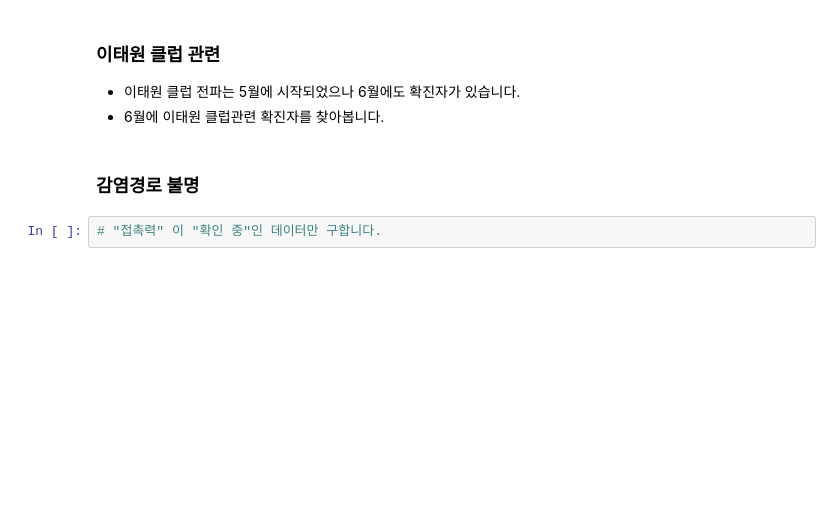
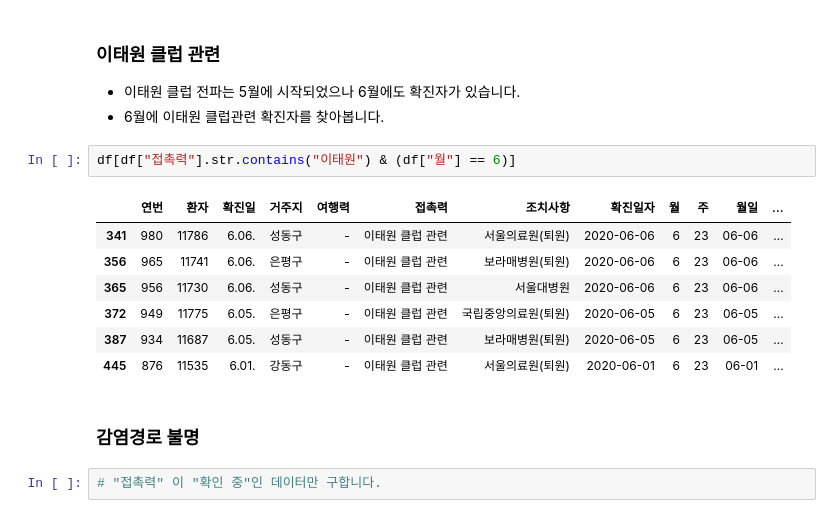
Before and after one commit to nz663633/data-analysis-viz, a Jupyter notebook: seoul-covid-19-02-eda-input.ipynb, the cells around one changed output. Cells and saved outputs as stored; diff of their text form; blank space fills up the shorter version.

```diff
--- a/seoul-covid-19-02-eda-input.ipynb
+++ b/seoul-covid-19-02-eda-input.ipynb
@@ -763,6 +871,16 @@ gu_etc_count.sort_values().plot.barh(figsize=(10, 10))
 ### 이태원 클럽 관련
 * 이태원 클럽 전파는 5월에 시작되었으나 6월에도 확진자가 있습니다.
 * 6월에 이태원 클럽관련 확진자를 찾아봅니다.
+# %%
+df[df["접촉력"].str.contains("이태원") & (df["월"] == 6)]
+# %% [output]
+|  | 연번 | 환자 | 확진일 | 거주지 | 여행력 | 접촉력 | 조치사항 | 확진일자 | 월 | 주 | 월일 | ... |
+| 341 | 980 | 11786 | 6.06. | 성동구 | - | 이태원 클럽 관련 | 서울의료원(퇴원) | 2020-06-06 | 6 | 23 | 06-06 | ... |
+| 356 | 965 | 11741 | 6.06. | 은평구 | - | 이태원 클럽 관련 | 보라매병원(퇴원) | 2020-06-06 | 6 | 23 | 06-06 | ... |
+| 365 | 956 | 11730 | 6.06. | 성동구 | - | 이태원 클럽 관련 | 서울대병원 | 2020-06-06 | 6 | 23 | 06-06 | ... |
+| 372 | 949 | 11775 | 6.05. | 은평구 | - | 이태원 클럽 관련 | 국립중앙의료원(퇴원) | 2020-06-05 | 6 | 23 | 06-05 | ... |
+| 387 | 934 | 11687 | 6.05. | 성동구 | - | 이태원 클럽 관련 | 보라매병원(퇴원) | 2020-06-05 | 6 | 23 | 06-05 | ... |
+| 445 | 876 | 11535 | 6.01. | 강동구 | - | 이태원 클럽 관련 | 서울의료원(퇴원) | 2020-06-01 | 6 | 23 | 06-01 | ... |
 # %% [markdown]
 ### 감염경로 불명
 # %%
```
Also changed, not shown: parts of 15 cells of this notebook.
